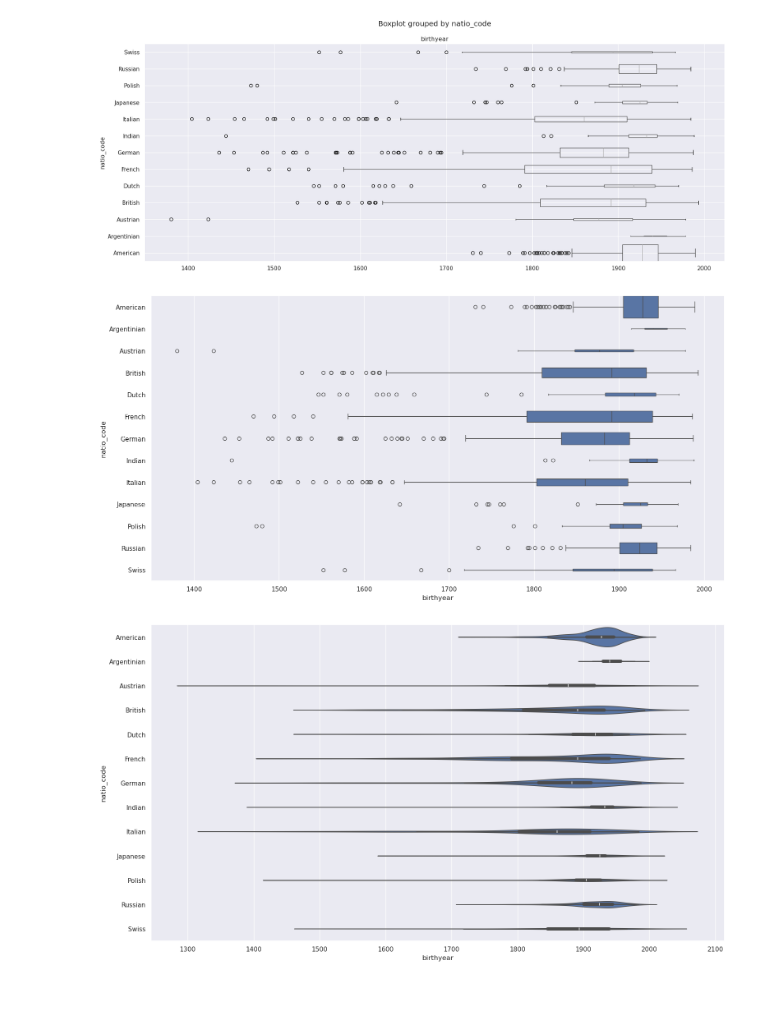
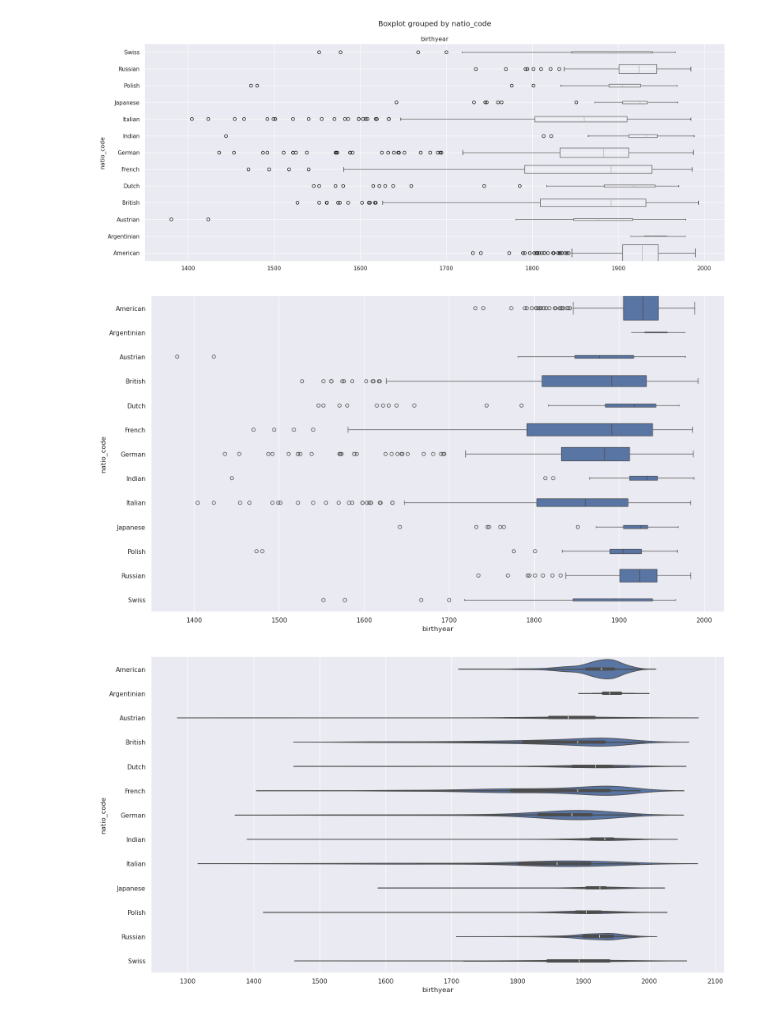
Before and after one commit to Chiodo53/astronomers, a Jupyter notebook: notebooks_jupyter/dbpedia_exploration/dpb_countries_births.ipynb, the cells around one changed output. Saved outputs shown, nothing was run; the diff lists cells and outputs as text; code cells hidden in the pictures.

```diff
--- a/notebooks_jupyter/dbpedia_exploration/dpb_countries_births.ipynb
+++ b/notebooks_jupyter/dbpedia_exploration/dpb_countries_births.ipynb
@@ -110,15 +110,17 @@ plt.show()
 # %% [output]
 [figure]
 # %%
-sns.set_theme(rc={'figure.figsize':(18,9)})
+sns.set_theme(rc={'figure.figsize':(18,10)})
 
 counts= dc_df.effectif_tot
 total = float(sum(counts))
 widths = [c/max(counts) for c in counts]
 sns.boxplot(y=c_df["natio_code"], x=c_df.birthyear, width=widths)
+
+plt.savefig('pictures/natio_code_birth_boxplot_20241216.png')
 plt.show()
 # %% [output]
-[figure, old version]
+[figure, new version]
 # %%
 ### Allows to inspect identity zones but not the proportion to global number
 sns.set_theme(rc={'figure.figsize':(18,10)})
```
Also changed, not shown: parts of 15 cells of this notebook, 3 other files.
